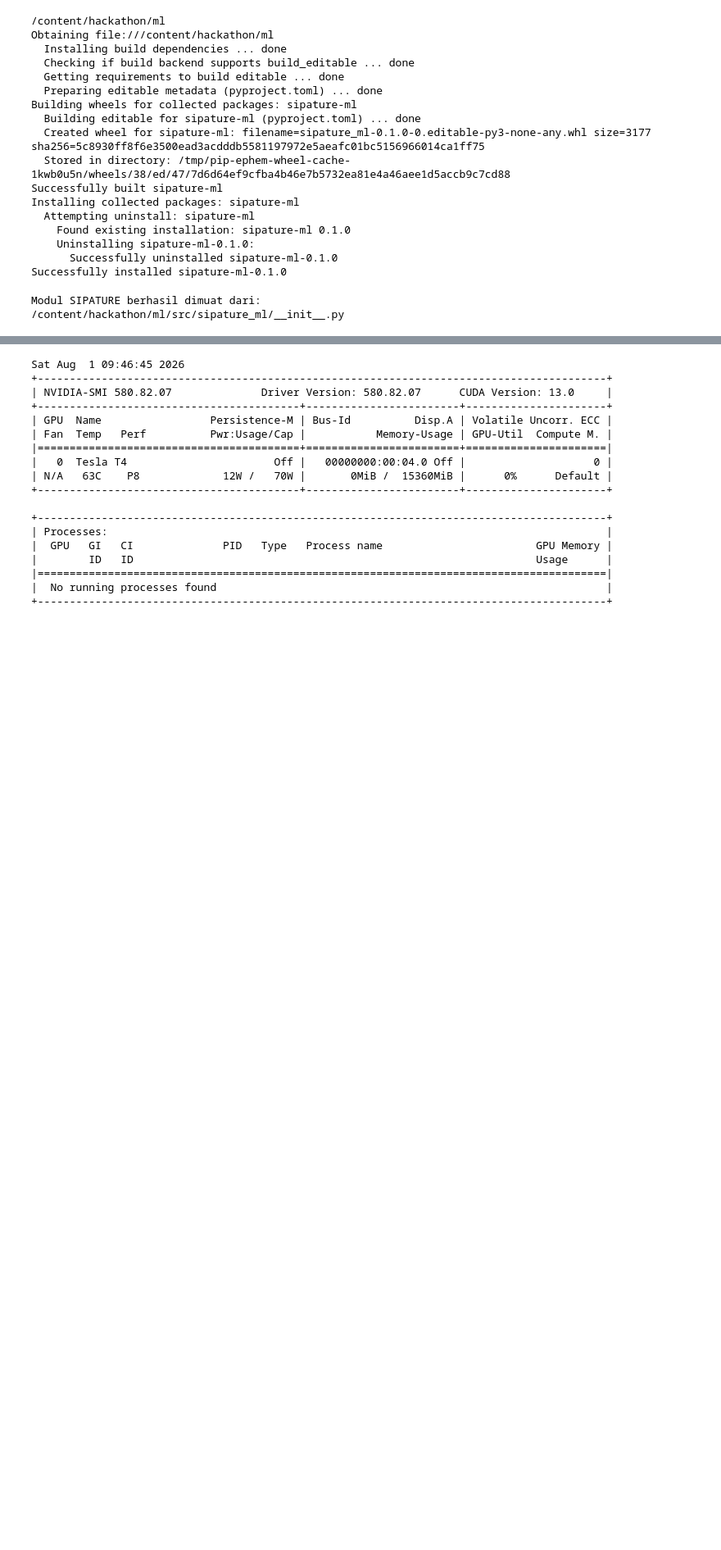
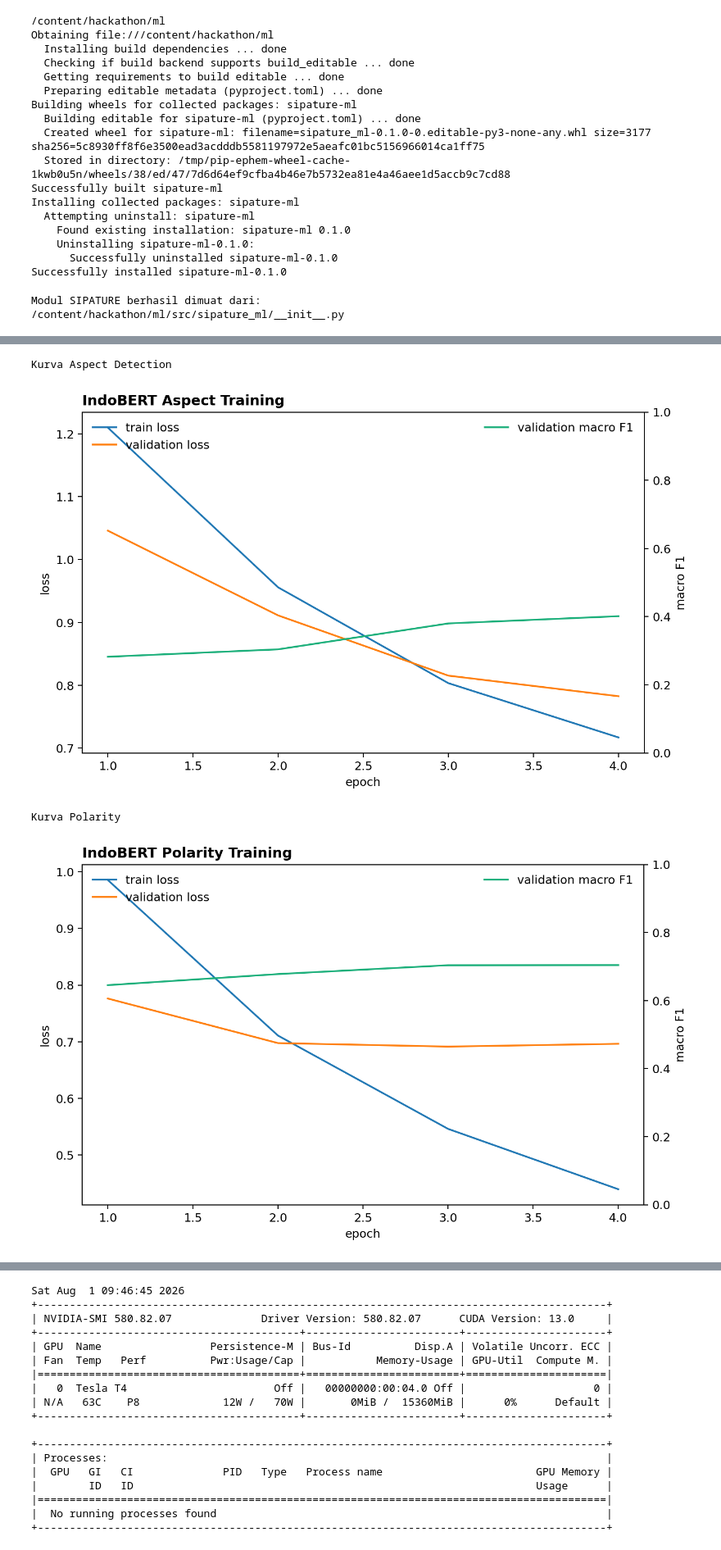
Before and after one commit to jodypangaribuan/hackathon, a Jupyter notebook: ml/notebooks/06_indobert_aspect_training.ipynb, the cells around one changed output, grey strips where cells are left out. Shown at 82% size. Saved outputs shown, nothing was run; the diff lists cells and outputs as text; code cells hidden in the pictures; blank space fills up the shorter version.

```diff
--- a/ml/notebooks/06_indobert_aspect_training.ipynb
+++ b/ml/notebooks/06_indobert_aspect_training.ipynb
@@ -220,0 +847,21 @@ ImportError: cannot import name '_center' from 'numpy._core.umath' (/usr/local/l
+# %%
+from IPython.display import Image, display
+from pathlib import Path
+
+RUN_ID = "20260801-1024_indobert-silver-v1"
+run_dir = Path("/content/drive/MyDrive/SIPATURE/runs") / RUN_ID
+
+print("Kurva Aspect Detection")
+display(Image(filename=str(
+    run_dir / "aspect" / "training-history.png"
+)))
+
+print("Kurva Polarity")
+display(Image(filename=str(
+    run_dir / "polarity" / "training-history.png"
+)))
+# %% [output]
+Kurva Aspect Detection
+[figure, added]
+Kurva Polarity
+[figure, added]
```
Also changed, not shown: parts of 20 cells of this notebook.
